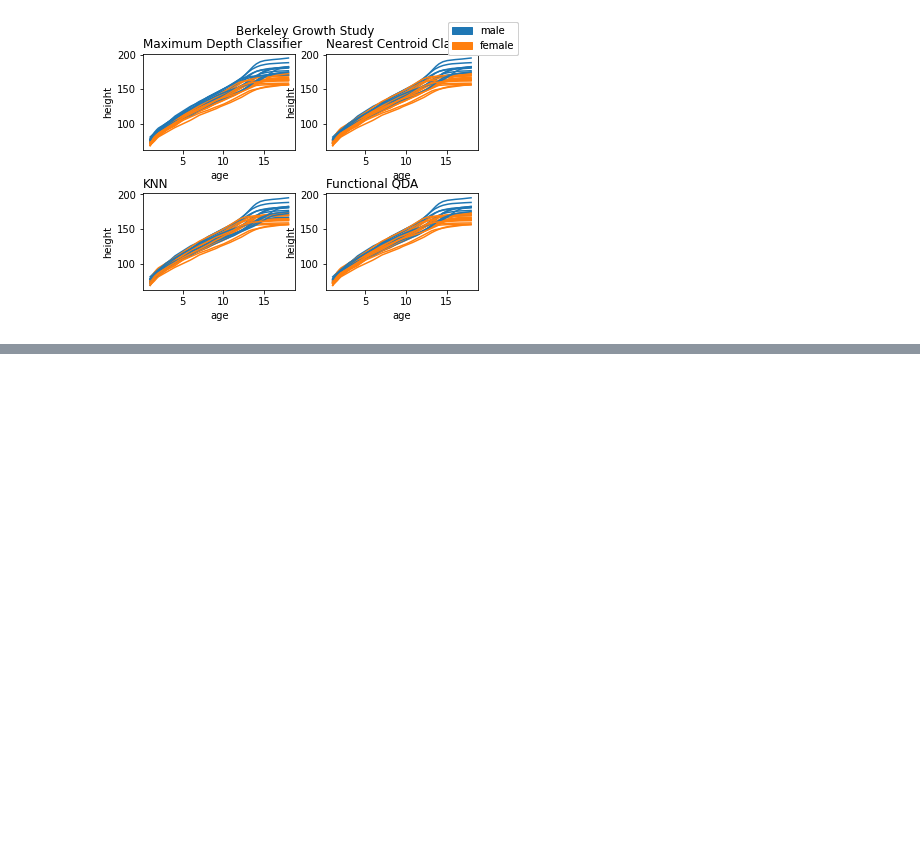
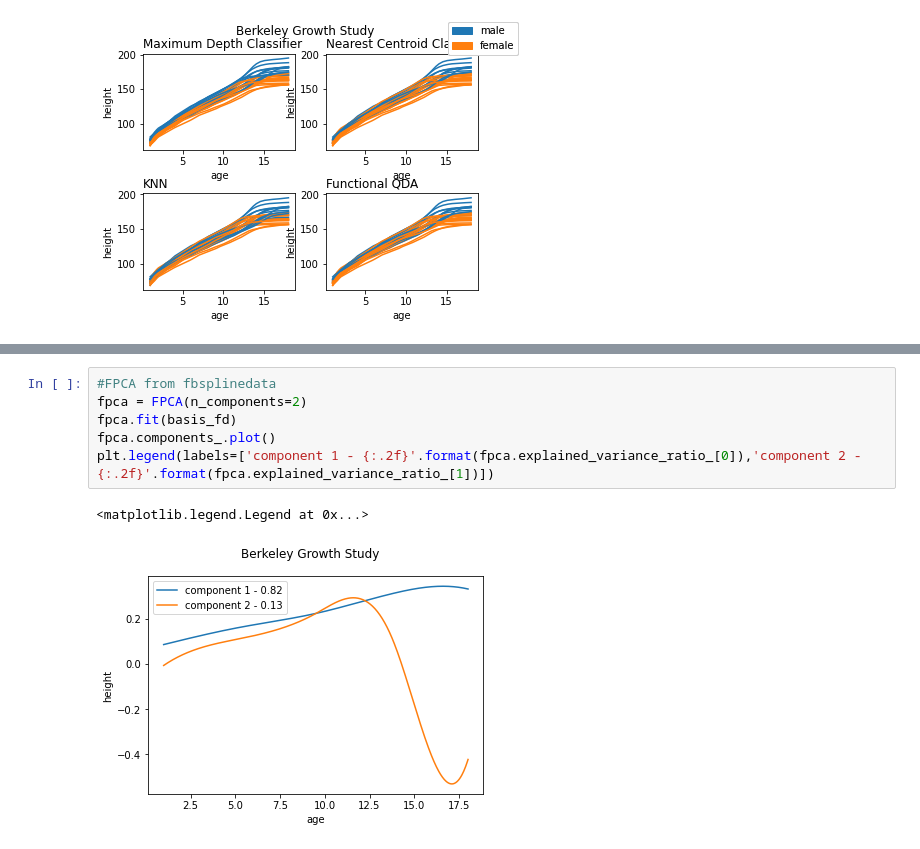
Before and after one commit to ruckapark/FDA, a Jupyter notebook: FDA_growth_example.ipynb, the cells around one changed output, grey strips where cells are left out. Drawn from its saved outputs; the diff is of its cells as text; blank space fills up the shorter version.

```diff
--- a/FDA_growth_example.ipynb
+++ b/FDA_growth_example.ipynb
@@ -198,0 +266,9 @@ plt.show()
+# %%
+#FPCA from fbsplinedata
+fpca = FPCA(n_components=2)
+fpca.fit(basis_fd)
+fpca.components_.plot()
+plt.legend(labels=['component 1 - {:.2f}'.format(fpca.explained_variance_ratio_[0]),'component 2 - {:.2f}'.format(fpca.explained_variance_ratio_[1])])
+# %% [output]
+<matplotlib.legend.Legend at 0x...>
+[figure, added]
```
Also changed, not shown: parts of 16 cells of this notebook, 1 other file.
